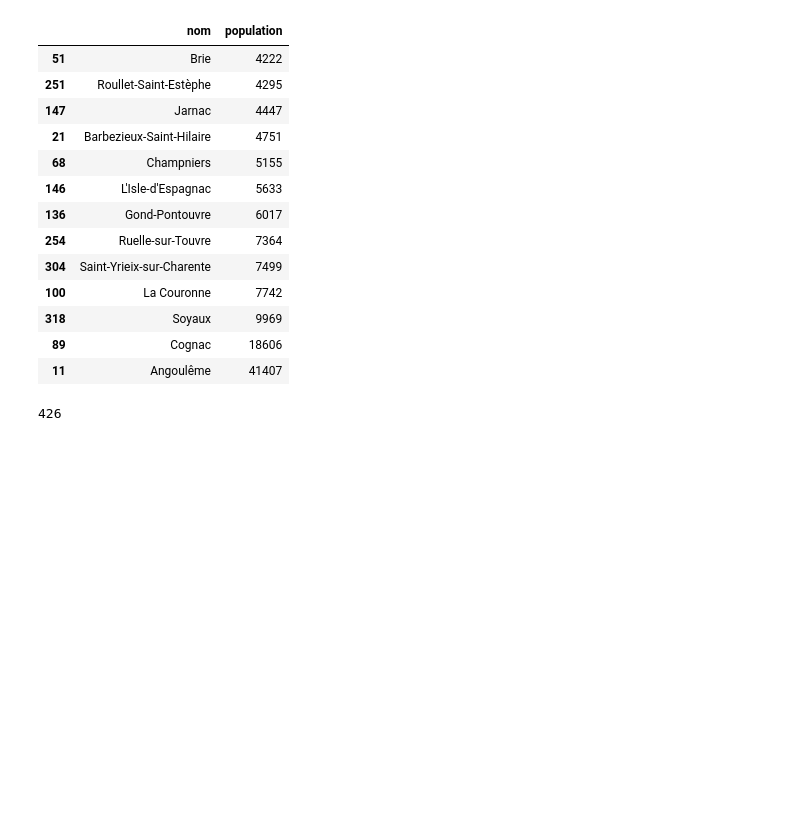
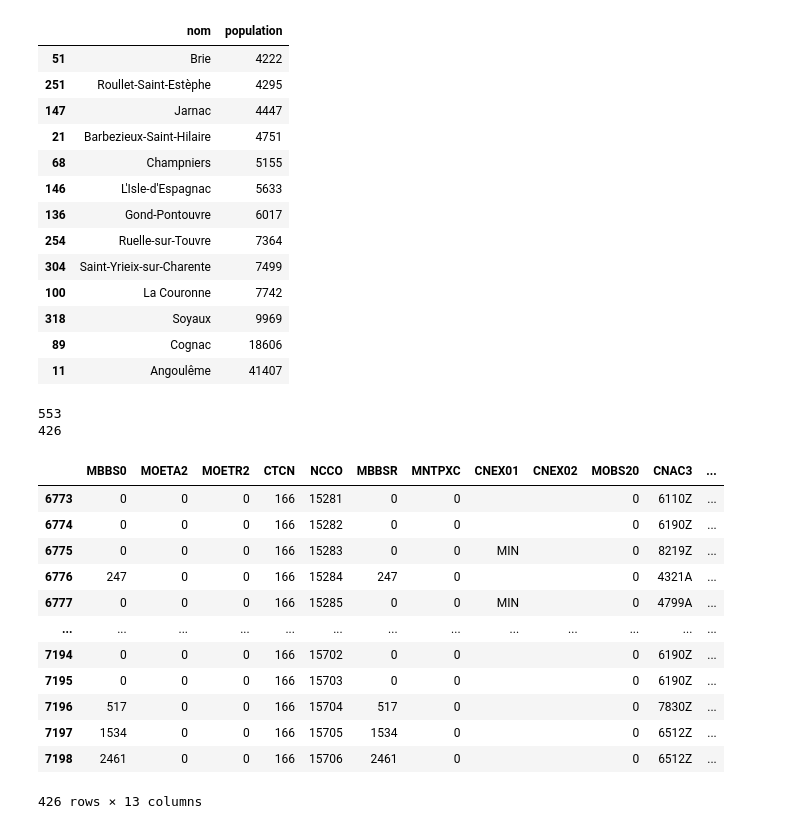
Before and after one commit to Kurdyk/Hackaton-DGFiP, a Jupyter notebook: Hackaton.ipynb, the cells around one changed output. Cells and saved outputs as stored; diff of their text form; code cells hidden in the pictures; blank space fills up the shorter version.

```diff
--- a/Hackaton.ipynb
+++ b/Hackaton.ipynb
@@ -88,7 +88,27 @@ DFPOP.sort_values('population')[350:]
 | 89 | Cognac | 18606 |
 | 11 | Angoulême | 41407 |
 # %%
-nombre_occurrences = len(merged_df[merged_df["CTCN"] == '166'])
-print(nombre_occurrences)
+DFGond = merged_df[merged_df['CTCN'] == '154']
+print(len(DFGond))
+
+DFLisle = merged_df[merged_df['CTCN'] == '166']
+print(len(DFLisle))
 # %% [output]
+553
 426
+# %%
+DFLisle
+# %% [output]
+|  | MBBS0 | MOETA2 | MOETR2 | CTCN | NCCO | MBBSR | MNTPXC | CNEX01 | CNEX02 | MOBS20 | CNAC3 | ... |
+| 6773 | 0 | 0 | 0 | 166 | 15281 | 0 | 0 |  |  | 0 | 6110Z | ... |
+| 6774 | 0 | 0 | 0 | 166 | 15282 | 0 | 0 |  |  | 0 | 6190Z | ... |
+| 6775 | 0 | 0 | 0 | 166 | 15283 | 0 | 0 | MIN |  | 0 | 8219Z | ... |
+| 6776 | 247 | 0 | 0 | 166 | 15284 | 247 | 0 |  |  | 0 | 4321A | ... |
+| 6777 | 0 | 0 | 0 | 166 | 15285 | 0 | 0 | MIN |  | 0 | 4799A | ... |
+| ... | ... | ... | ... | ... | ... | ... | ... | ... | ... | ... | ... | ... |
+| 7194 | 0 | 0 | 0 | 166 | 15702 | 0 | 0 |  |  | 0 | 6190Z | ... |
+| 7195 | 0 | 0 | 0 | 166 | 15703 | 0 | 0 |  |  | 0 | 6190Z | ... |
+| 7196 | 517 | 0 | 0 | 166 | 15704 | 517 | 0 |  |  | 0 | 7830Z | ... |
+| 7197 | 1534 | 0 | 0 | 166 | 15705 | 1534 | 0 |  |  | 0 | 6512Z | ... |
+| 7198 | 2461 | 0 | 0 | 166 | 15706 | 2461 | 0 |  |  | 0 | 6512Z | ... |
+426 rows × 13 columns
```
Also changed, not shown: parts of 7 cells of this notebook.
